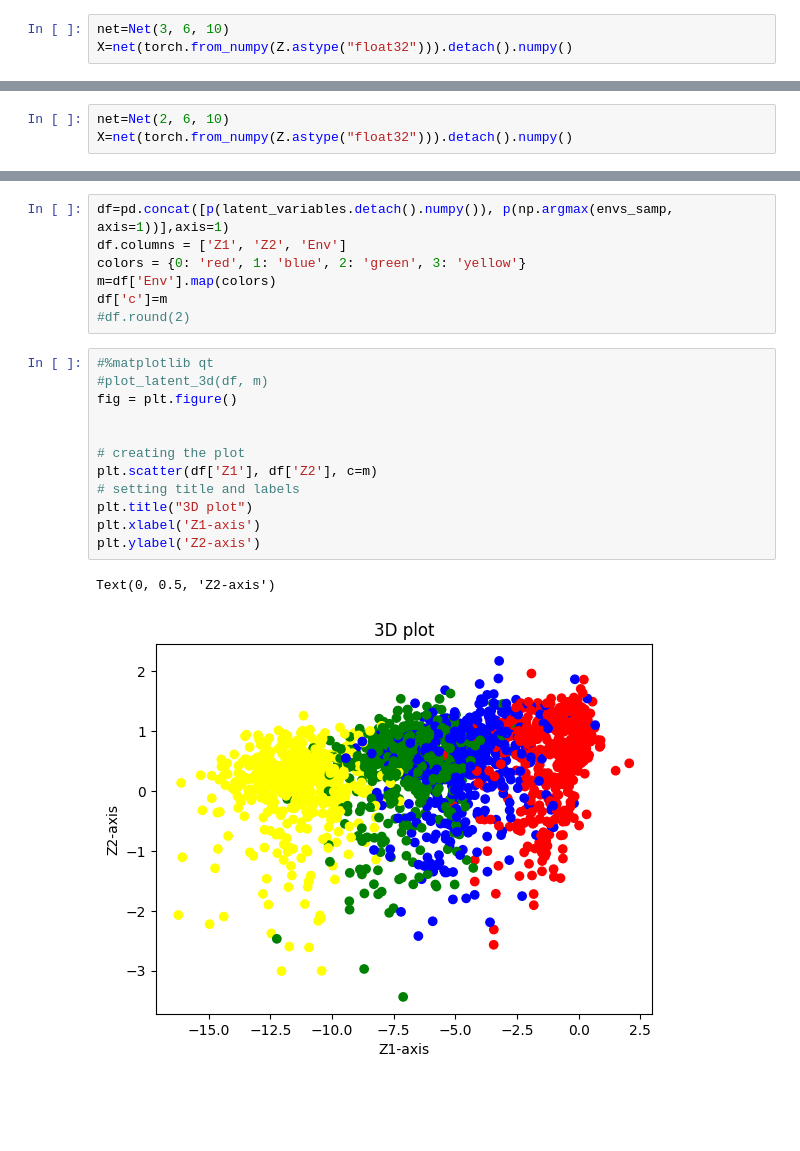
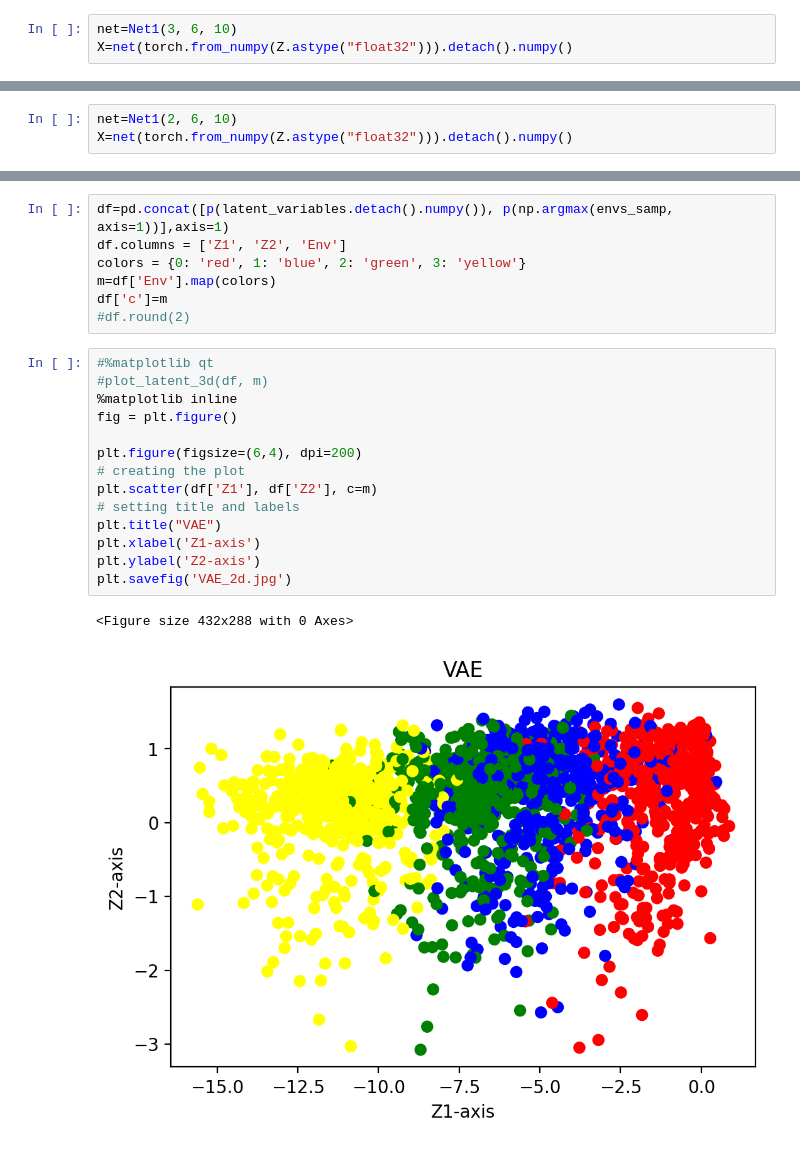
Before and after one commit to AlliBusa/02456_Project_Causality, a Jupyter notebook: VAE.ipynb, the cells around one changed output, grey strips where cells are left out. Saved outputs shown, nothing was run; the diff lists cells and outputs as text; blank space fills up the shorter version.

```diff
--- a/VAE.ipynb
+++ b/VAE.ipynb
@@ -50,7 +51,7 @@ Figure x shows a 3d-plot of the samples in (Z1, Z2, Z3)-space coloured by enviro
 # %% [markdown]
 Finally, the observed X-values are generated via a randomly initialized neural network with 6 hidden units and 10 output units.
 # %%
-net=Net(3, 6, 10)
+net=Net1(3, 6, 10)
 X=net(torch.from_numpy(Z.astype("float32"))).detach().numpy()
 # %%
 dset = EnvDataset(X[:2000],Y[:2000],E_choice[:2000])
@@ -209,7 +258,7 @@ Figure x shows a 3d-plot of the samples in (Z1, Z2, Z3)-space coloured by enviro
 # %% [markdown]
 Finally, the observed X-values are generated via a randomly initialized neural network with 6 hidden units and 10 output units.
 # %%
-net=Net(2, 6, 10)
+net=Net1(2, 6, 10)
 X=net(torch.from_numpy(Z.astype("float32"))).detach().numpy()
 # %%
 dset = EnvDataset(X[:2000],Y[:2000],E_choice[:2000])
@@ -303,18 +352,20 @@ df['c']=m
 # %%
 #%matplotlib qt
 #plot_latent_3d(df, m)
+%matplotlib inline
 fig = plt.figure()
 
-
+plt.figure(figsize=(6,4), dpi=200)
 # creating the plot
 plt.scatter(df['Z1'], df['Z2'], c=m)
 # setting title and labels
-plt.title("3D plot")
+plt.title("VAE")
 plt.xlabel('Z1-axis')
 plt.ylabel('Z2-axis')
+plt.savefig('VAE_2d.jpg')
 # %% [output]
-Text(0, 0.5, 'Z2-axis')
+<Figure size 432x288 with 0 Axes>
-[figure, old version]
+[figure, new version]
 # %%
 pdf=df[['Z1', 'Z2']]
 pdf.columns = ['pZ1', 'pZ2']
```
Also changed, not shown: parts of 20 cells of this notebook, 13 other files.
